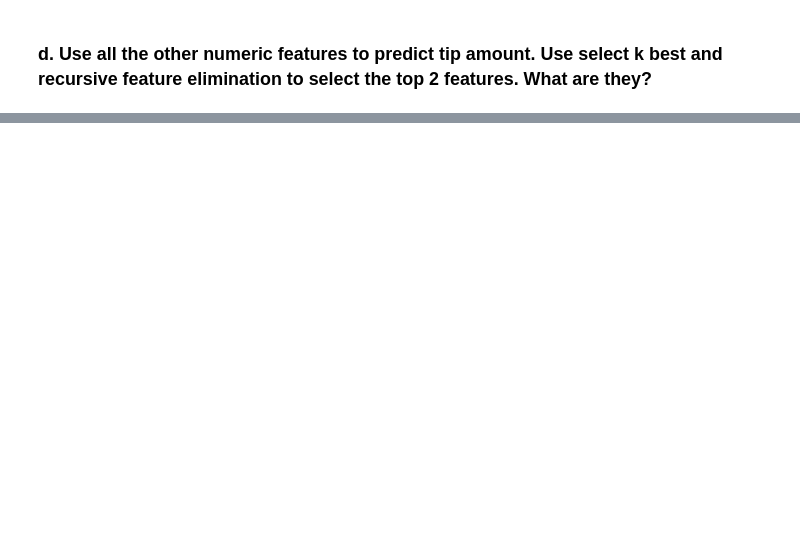
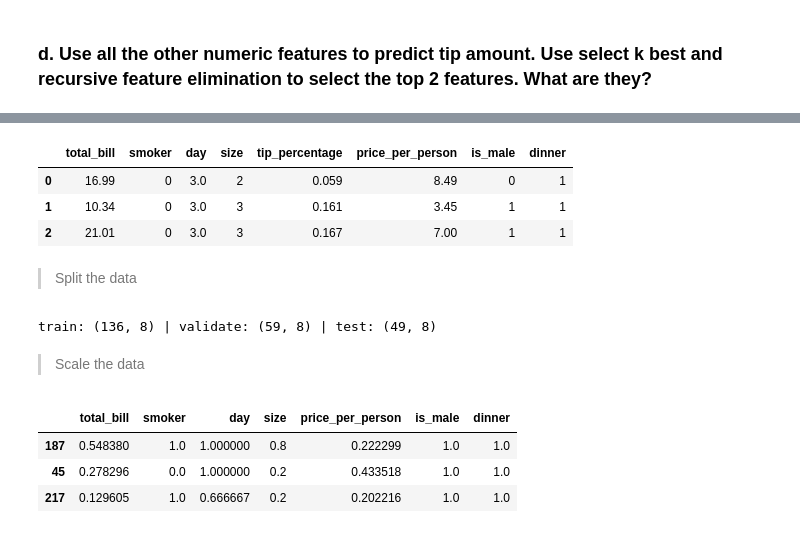
Before and after one commit to KwameTaylor/regression-exercises, a Jupyter notebook: feature_engineering.ipynb, the cells around one changed output, grey strips where cells are left out. Cells and saved outputs as stored; diff of their text form; code cells hidden in the pictures; blank space fills up the shorter version.

```diff
--- a/feature_engineering.ipynb
+++ b/feature_engineering.ipynb
@@ -197,0 +318,7 @@ dtype: object
+# %%
+df.smoker = df.smoker.astype('int64')
+df.day = df.day.astype('float64')
+df.is_male = df.is_male.astype('int64')
+df.dinner = df.dinner.astype('int64')
+
+df.dtypes
@@ -197,0 +338,18 @@ dtype: object
+# %%
+# drop unneeded features
+df = df.drop(columns=['sex', 'time', 'tip'])
+df.head(3)
+# %% [output]
+|  | total_bill | smoker | day | size | tip_percentage | price_per_person | is_male | dinner |
+| 0 | 16.99 | 0 | 3.0 | 2 | 0.059 | 8.49 | 0 | 1 |
+| 1 | 10.34 | 0 | 3.0 | 3 | 0.161 | 3.45 | 1 | 1 |
+| 2 | 21.01 | 0 | 3.0 | 3 | 0.167 | 7.00 | 1 | 1 |
+# %% [markdown]
+> Split the data
+# %%
+train_validate, test = train_test_split(df, test_size=.2, random_state=666)
+train, validate = train_test_split(train_validate, test_size=.3, random_state=666)
+
+print('train:', train.shape, '|', 'validate:', validate.shape, '|', 'test:', test.shape)
+# %% [output]
+train: (136, 8) | validate: (59, 8) | test: (49, 8)
@@ -197,0 +366,2 @@ dtype: object
+# %% [markdown]
+> Scale the data
@@ -197,0 +380,7 @@ dtype: object
+# %%
+X_train_scaled.head(3)
+# %% [output]
+|  | total_bill | smoker | day | size | price_per_person | is_male | dinner |
+| 187 | 0.548380 | 1.0 | 1.000000 | 0.8 | 0.222299 | 1.0 | 1.0 |
+| 45 | 0.278296 | 0.0 | 1.000000 | 0.2 | 0.433518 | 1.0 | 1.0 |
+| 217 | 0.129605 | 1.0 | 0.666667 | 0.2 | 0.202216 | 1.0 | 1.0 |
```
Also changed, not shown: parts of 47 cells of this notebook.
